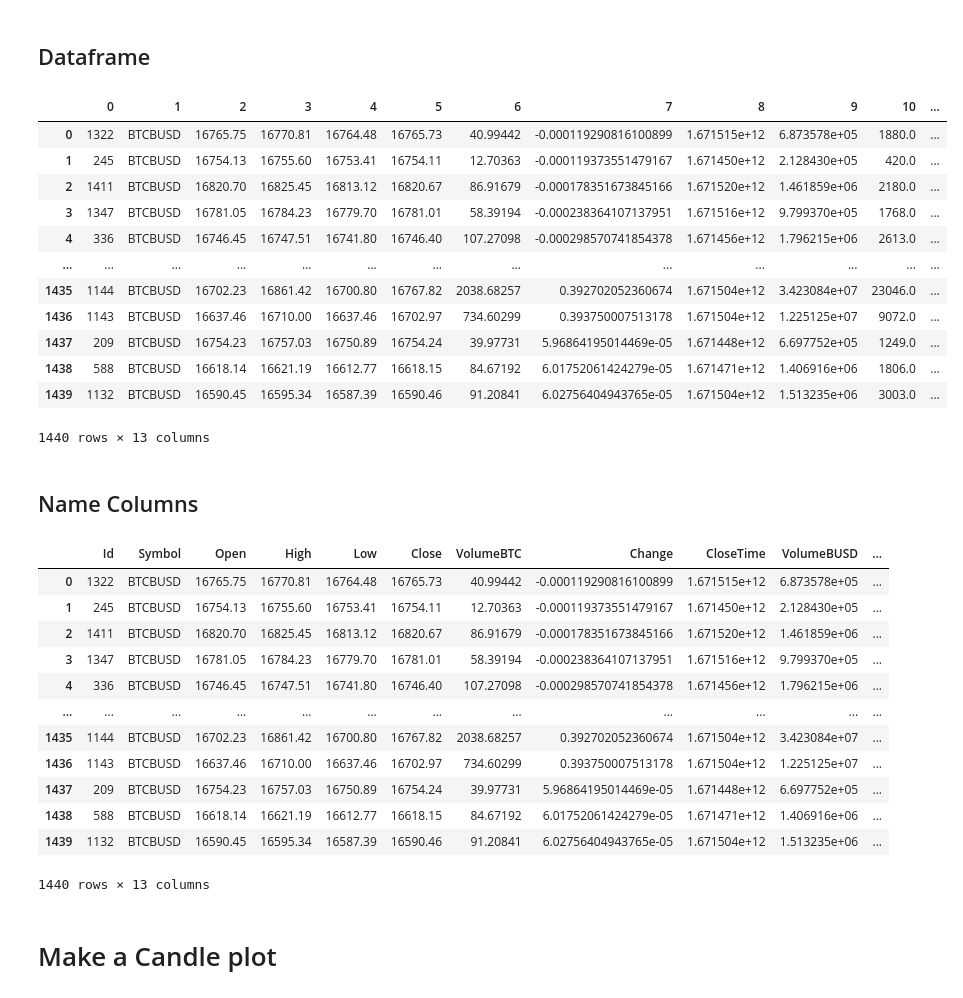
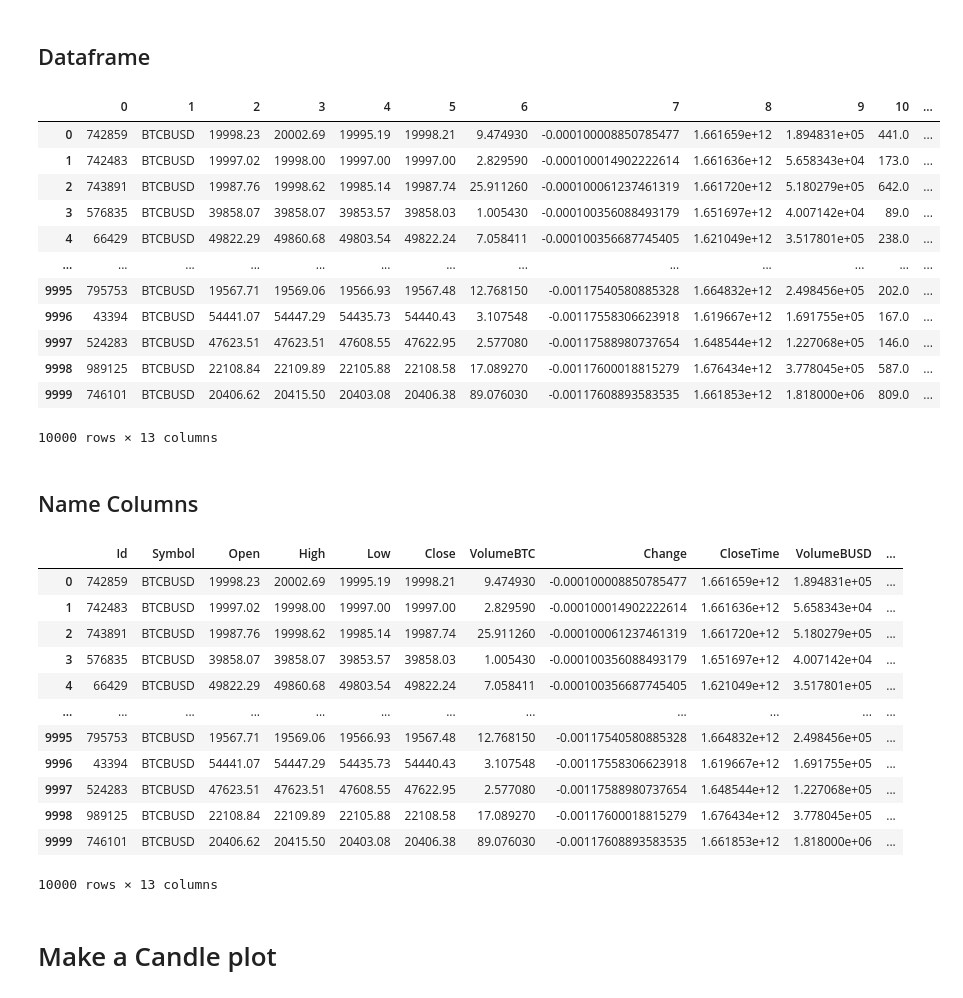
Before and after one commit to sushen/TradingAi, a Jupyter notebook: AiResearchWithTensorflow.ipynb, the cells around one changed output. Drawn from its saved outputs; the diff is of its cells as text; code cells hidden in the pictures.

```diff
--- a/AiResearchWithTensorflow.ipynb
+++ b/AiResearchWithTensorflow.ipynb
@@ -14,30 +14,30 @@ import matplotlib.pyplot as plt
 # %% [markdown]
 ## Database Connection
 # %%
-connection = sqlite3.connect(r"cripto.db")
-# connection = sqlite3.connect(r"big_data.db")
+#connection = sqlite3.connect(r"cripto.db")
+connection = sqlite3.connect(r"big_data.db")
 cur = connection.cursor()
 database_data = cur.execute("select * from asset order by CloseTime").fetchall()
 # %% [markdown]
 ## Dataframe
 # %%
 df = pd.DataFrame(database_data)
-# df = df.head(10000)
+df = df.head(10000)
 df
 # %% [output]
 |  | 0 | 1 | 2 | 3 | 4 | 5 | 6 | 7 | 8 | 9 | 10 | ... |
-| 0 | 1322 | BTCBUSD | 16765.75 | 16770.81 | 16764.48 | 16765.73 | 40.99442 | -0.000119290816100899 | 1.671515e+12 | 6.873578e+05 | 1880.0 | ... |
-| 1 | 245 | BTCBUSD | 16754.13 | 16755.60 | 16753.41 | 16754.11 | 12.70363 | -0.000119373551479167 | 1.671450e+12 | 2.128430e+05 | 420.0 | ... |
-| 2 | 1411 | BTCBUSD | 16820.70 | 16825.45 | 16813.12 | 16820.67 | 86.91679 | -0.000178351673845166 | 1.671520e+12 | 1.461859e+06 | 2180.0 | ... |
-| 3 | 1347 | BTCBUSD | 16781.05 | 16784.23 | 16779.70 | 16781.01 | 58.39194 | -0.000238364107137951 | 1.671516e+12 | 9.799370e+05 | 1768.0 | ... |
-| 4 | 336 | BTCBUSD | 16746.45 | 16747.51 | 16741.80 | 16746.40 | 107.27098 | -0.000298570741854378 | 1.671456e+12 | 1.796215e+06 | 2613.0 | ... |
+| 0 | 742859 | BTCBUSD | 19998.23 | 20002.69 | 19995.19 | 19998.21 | 9.474930 | -0.000100008850785477 | 1.661659e+12 | 1.894831e+05 | 441.0 | ... |
+| 1 | 742483 | BTCBUSD | 19997.02 | 19998.00 | 19997.00 | 19997.00 | 2.829590 | -0.000100014902222614 | 1.661636e+12 | 5.658343e+04 | 173.0 | ... |
+| 2 | 743891 | BTCBUSD | 19987.76 | 19998.62 | 19985.14 | 19987.74 | 25.911260 | -0.000100061237461319 | 1.661720e+12 | 5.180279e+05 | 642.0 | ... |
+| 3 | 576835 | BTCBUSD | 39858.07 | 39858.07 | 39853.57 | 39858.03 | 1.005430 | -0.000100356088493179 | 1.651697e+12 | 4.007142e+04 | 89.0 | ... |
+| 4 | 66429 | BTCBUSD | 49822.29 | 49860.68 | 49803.54 | 49822.24 | 7.058411 | -0.000100356687745405 | 1.621049e+12 | 3.517801e+05 | 238.0 | ... |
 | ... | ... | ... | ... | ... | ... | ... | ... | ... | ... | ... | ... | ... |
-| 1435 | 1144 | BTCBUSD | 16702.23 | 16861.42 | 16700.80 | 16767.82 | 2038.68257 | 0.392702052360674 | 1.671504e+12 | 3.423084e+07 | 23046.0 | ... |
-| 1436 | 1143 | BTCBUSD | 16637.46 | 16710.00 | 16637.46 | 16702.97 | 734.60299 | 0.393750007513178 | 1.671504e+12 | 1.225125e+07 | 9072.0 | ... |
-| 1437 | 209 | BTCBUSD | 16754.23 | 16757.03 | 16750.89 | 16754.24 | 39.97731 | 5.96864195014469e-05 | 1.671448e+12 | 6.697752e+05 | 1249.0 | ... |
-| 1438 | 588 | BTCBUSD | 16618.14 | 16621.19 | 16612.77 | 16618.15 | 84.67192 | 6.01752061424279e-05 | 1.671471e+12 | 1.406916e+06 | 1806.0 | ... |
-| 1439 | 1132 | BTCBUSD | 16590.45 | 16595.34 | 16587.39 | 16590.46 | 91.20841 | 6.02756404943765e-05 | 1.671504e+12 | 1.513235e+06 | 3003.0 | ... |
+| 9995 | 795753 | BTCBUSD | 19567.71 | 19569.06 | 19566.93 | 19567.48 | 12.768150 | -0.00117540580885328 | 1.664832e+12 | 2.498456e+05 | 202.0 | ... |
+| 9996 | 43394 | BTCBUSD | 54441.07 | 54447.29 | 54435.73 | 54440.43 | 3.107548 | -0.00117558306623918 | 1.619667e+12 | 1.691755e+05 | 167.0 | ... |
+| 9997 | 524283 | BTCBUSD | 47623.51 | 47623.51 | 47608.55 | 47622.95 | 2.577080 | -0.00117588980737654 | 1.648544e+12 | 1.227068e+05 | 146.0 | ... |
+| 9998 | 989125 | BTCBUSD | 22108.84 | 22109.89 | 22105.88 | 22108.58 | 17.089270 | -0.00117600018815279 | 1.676434e+12 | 3.778045e+05 | 587.0 | ... |
+| 9999 | 746101 | BTCBUSD | 20406.62 | 20415.50 | 20403.08 | 20406.38 | 89.076030 | -0.00117608893583535 | 1.661853e+12 | 1.818000e+06 | 809.0 | ... |
-1440 rows × 13 columns
+10000 rows × 13 columns
 # %% [markdown]
 ## Name Columns
 # %%
@@ -46,18 +46,18 @@ df.columns = ['Id', 'Symbol', 'Open', 'High', 'Low', 'Close', 'VolumeBTC', 'Chan
 df
 # %% [output]
 |  | Id | Symbol | Open | High | Low | Close | VolumeBTC | Change | CloseTime | VolumeBUSD | ... |
-| 0 | 1322 | BTCBUSD | 16765.75 | 16770.81 | 16764.48 | 16765.73 | 40.99442 | -0.000119290816100899 | 1.671515e+12 | 6.873578e+05 | ... |
-| 1 | 245 | BTCBUSD | 16754.13 | 16755.60 | 16753.41 | 16754.11 | 12.70363 | -0.000119373551479167 | 1.671450e+12 | 2.128430e+05 | ... |
-| 2 | 1411 | BTCBUSD | 16820.70 | 16825.45 | 16813.12 | 16820.67 | 86.91679 | -0.000178351673845166 | 1.671520e+12 | 1.461859e+06 | ... |
-| 3 | 1347 | BTCBUSD | 16781.05 | 16784.23 | 16779.70 | 16781.01 | 58.39194 | -0.000238364107137951 | 1.671516e+12 | 9.799370e+05 | ... |
-| 4 | 336 | BTCBUSD | 16746.45 | 16747.51 | 16741.80 | 16746.40 | 107.27098 | -0.000298570741854378 | 1.671456e+12 | 1.796215e+06 | ... |
+| 0 | 742859 | BTCBUSD | 19998.23 | 20002.69 | 19995.19 | 19998.21 | 9.474930 | -0.000100008850785477 | 1.661659e+12 | 1.894831e+05 | ... |
+| 1 | 742483 | BTCBUSD | 19997.02 | 19998.00 | 19997.00 | 19997.00 | 2.829590 | -0.000100014902222614 | 1.661636e+12 | 5.658343e+04 | ... |
+| 2 | 743891 | BTCBUSD | 19987.76 | 19998.62 | 19985.14 | 19987.74 | 25.911260 | -0.000100061237461319 | 1.661720e+12 | 5.180279e+05 | ... |
+| 3 | 576835 | BTCBUSD | 39858.07 | 39858.07 | 39853.57 | 39858.03 | 1.005430 | -0.000100356088493179 | 1.651697e+12 | 4.007142e+04 | ... |
+| 4 | 66429 | BTCBUSD | 49822.29 | 49860.68 | 49803.54 | 49822.24 | 7.058411 | -0.000100356687745405 | 1.621049e+12 | 3.517801e+05 | ... |
 | ... | ... | ... | ... | ... | ... | ... | ... | ... | ... | ... | ... |
-| 1435 | 1144 | BTCBUSD | 16702.23 | 16861.42 | 16700.80 | 16767.82 | 2038.68257 | 0.392702052360674 | 1.671504e+12 | 3.423084e+07 | ... |
-| 1436 | 1143 | BTCBUSD | 16637.46 | 16710.00 | 16637.46 | 16702.97 | 734.60299 | 0.393750007513178 | 1.671504e+12 | 1.225125e+07 | ... |
-| 1437 | 209 | BTCBUSD | 16754.23 | 16757.03 | 16750.89 | 16754.24 | 39.97731 | 5.96864195014469e-05 | 1.671448e+12 | 6.697752e+05 | ... |
-| 1438 | 588 | BTCBUSD | 16618.14 | 16621.19 | 16612.77 | 16618.15 | 84.67192 | 6.01752061424279e-05 | 1.671471e+12 | 1.406916e+06 | ... |
-| 1439 | 1132 | BTCBUSD | 16590.45 | 16595.34 | 16587.39 | 16590.46 | 91.20841 | 6.02756404943765e-05 | 1.671504e+12 | 1.513235e+06 | ... |
+| 9995 | 795753 | BTCBUSD | 19567.71 | 19569.06 | 19566.93 | 19567.48 | 12.768150 | -0.00117540580885328 | 1.664832e+12 | 2.498456e+05 | ... |
+| 9996 | 43394 | BTCBUSD | 54441.07 | 54447.29 | 54435.73 | 54440.43 | 3.107548 | -0.00117558306623918 | 1.619667e+12 | 1.691755e+05 | ... |
+| 9997 | 524283 | BTCBUSD | 47623.51 | 47623.51 | 47608.55 | 47622.95 | 2.577080 | -0.00117588980737654 | 1.648544e+12 | 1.227068e+05 | ... |
+| 9998 | 989125 | BTCBUSD | 22108.84 | 22109.89 | 22105.88 | 22108.58 | 17.089270 | -0.00117600018815279 | 1.676434e+12 | 3.778045e+05 | ... |
+| 9999 | 746101 | BTCBUSD | 20406.62 | 20415.50 | 20403.08 | 20406.38 | 89.076030 | -0.00117608893583535 | 1.661853e+12 | 1.818000e+06 | ... |
-1440 rows × 13 columns
+10000 rows × 13 columns
 # %% [markdown]
 # Make a Candle plot
 # %%
```
Also changed, not shown: parts of 39 cells of this notebook, 1 other file.
